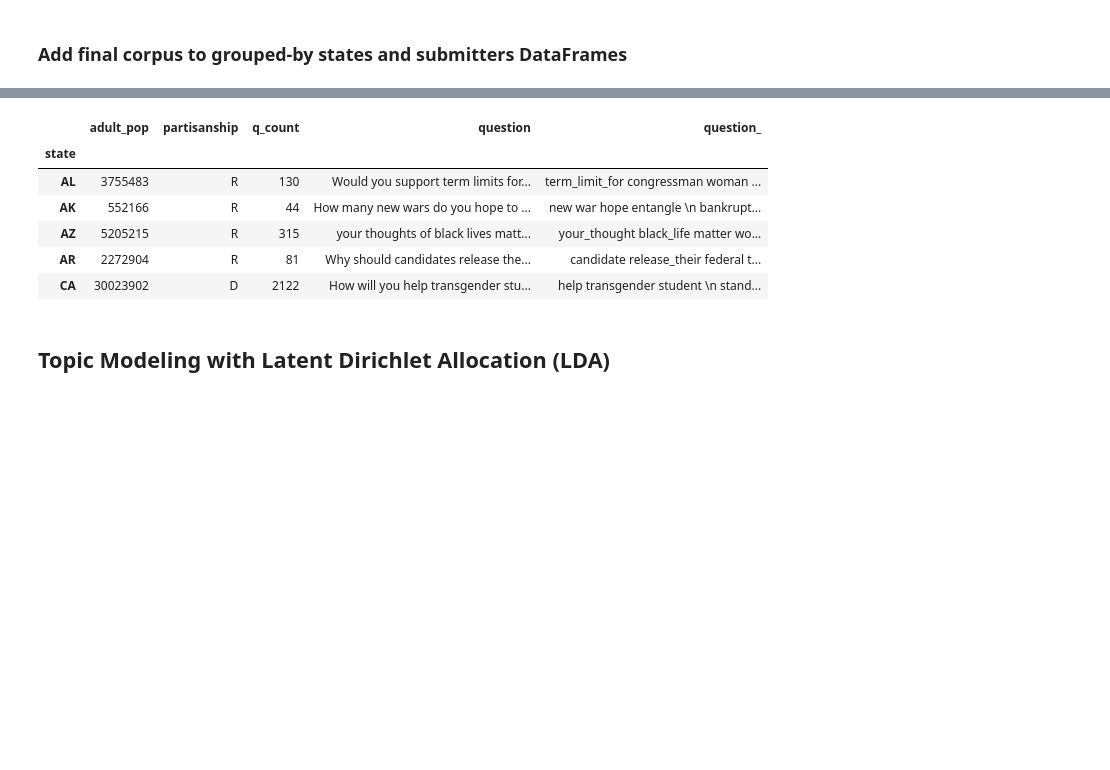
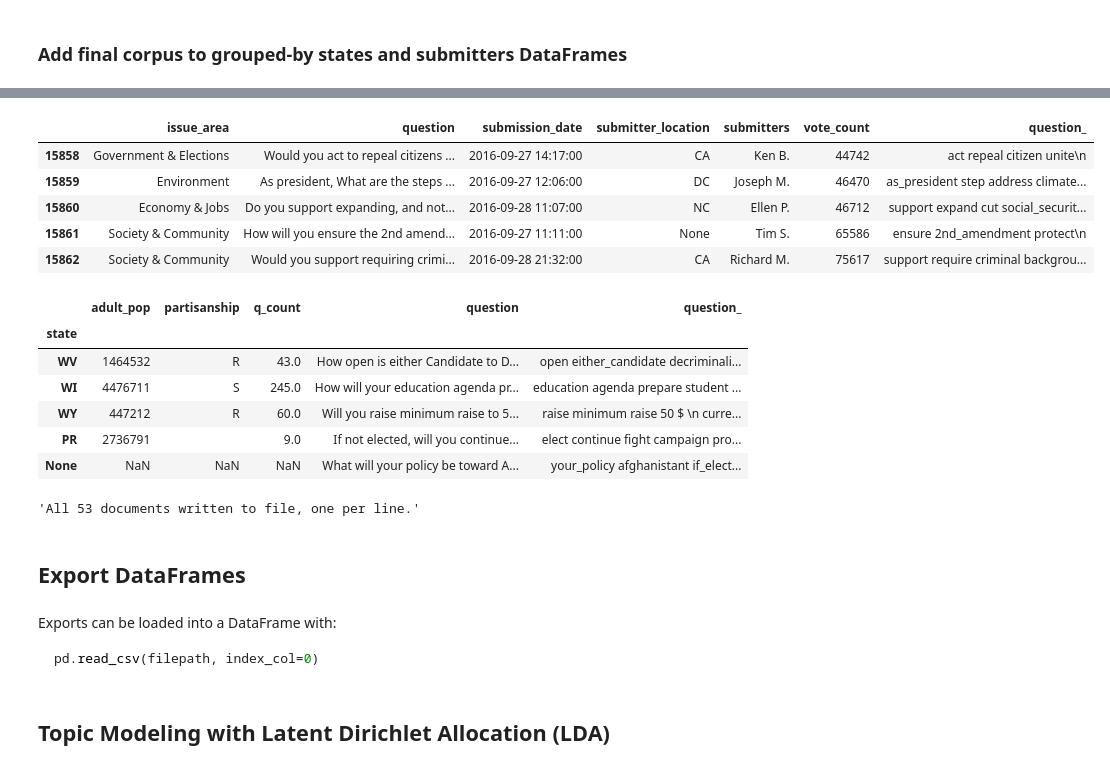
Before and after one commit to jackiekazil/presidentialopenquestions, a Jupyter notebook: POQ analysis.ipynb, the cells around one changed output, grey strips where cells are left out. Drawn from its saved outputs; the diff is of its cells as text; code cells hidden in the pictures; blank space fills up the shorter version.

Commit message:
simplified, fixed some preprocessing bugs, added export.

````diff
--- a/POQ analysis.ipynb
+++ b/POQ analysis.ipynb
@@ -434,15 +357,0 @@ All 15862 documents written to file, one per line.
-# %%
-with codecs.open(trigram_transformed_filepath, encoding='utf-8') as f:
-    data = f.readlines()
-
-final_corpus = pd.Series(data, name='question')
-
-if 'question_' not in df.columns:
-    df = df.join(final_corpus, rsuffix='_')
-
-all_w_trigram_transformed = os.path.join(intermediate_directory,
-                                          'all_w_trigram_transformed.txt')
-# read with pd.read_csv(all_w_trigram_transformed, index_col=0)
-df.to_csv(all_w_trigram_transformed)
-
-display(df.tail())
@@ -456,20 +358,44 @@ display(df.tail())
-# %%
-if 'question_' not in df_states.columns:
-    df_states = df_states.join(
-        combine_qs_for_states(df, list(df_states.index), q_col='question_'))
-
-
-states_w_trigram_transformed = os.path.join(intermediate_directory,
-                                      'states_w_trigram_transformed.txt')
-# read with pd.read_csv(states_w_trigram_transformed, index_col=0)
-df_states.to_csv(states_w_trigram_transformed)
-
-display(df_states.head())
-# %% [output]
-|  | adult_pop | partisanship | q_count | question | question_ |
-| state |  |  |  |  |  |
-| AL | 3755483 | R | 130 | Would you support term limits for... | term_limit_for congressman woman ... |
-| AK | 552166 | R | 44 | How many new wars do you hope to ... | new war hope entangle \n bankrupt... |
-| AZ | 5205215 | R | 315 | your thoughts of black lives matt... | your_thought black_life matter wo... |
-| AR | 2272904 | R | 81 | Why should candidates release the... | candidate release_their federal t... |
-| CA | 30023902 | D | 2122 | How will you help transgender stu... | help transgender student \n stand... |
+# %%
+trigram_transformed = line_review(trigram_transformed_filepath)
+processed_questions = pd.Series(trigram_transformed, name='question_')
+
+# unless already done, add processed questions as new column
+if 'question_' not in df.columns:
+    df = df.join(processed_questions)
+
+display(df.tail())
+
+if 'question_' not in df_states.columns:
+    df_states = df_states.join(
+        combine_qs_for_states(df, list(df_states.index), q_col='question_'))
+
+display(df_states.tail())
+
+# save transformed questions by state, in addition to by submitter done above
+trigram_by_state_filepath = os.path.join(intermediate_directory,
+                                         'trigram_transformed_by_state.txt')
+
+extract_save_corpus(df_states, trigram_by_state_filepath, q_col='question_')
+print(verify_all_docs_written_to_file(df_states, trigram_by_state_filepath))
+# %% [output]
+|  | issue_area | question | submission_date | submitter_location | submitters | vote_count | question_ |
+| 15858 | Government & Elections | Would you act to repeal citizens ... | 2016-09-27 14:17:00 | CA | Ken B. | 44742 | act repeal citizen unite\n |
+| 15859 | Environment | As president, What are the steps ... | 2016-09-27 12:06:00 | DC | Joseph M. | 46470 | as_president step address climate... |
+| 15860 | Economy & Jobs | Do you support expanding, and not... | 2016-09-28 11:07:00 | NC | Ellen P. | 46712 | support expand cut social_securit... |
+| 15861 | Society & Community | How will you ensure the 2nd amend... | 2016-09-27 11:11:00 | None | Tim S. | 65586 | ensure 2nd_amendment protect\n |
+| 15862 | Society & Community | Would you support requiring crimi... | 2016-09-28 21:32:00 | CA | Richard M. | 75617 | support require criminal backgrou... |
+|  | adult_pop | partisanship | q_count | question | question_ |
+| state |  |  |  |  |  |
+| WV | 1464532 | R | 43.0 | How open is either Candidate to D... | open either_candidate decriminali... |
+| WI | 4476711 | S | 245.0 | How will your education agenda pr... | education agenda prepare student ... |
+| WY | 447212 | R | 60.0 | Will you raise minimum raise to 5... | raise minimum raise 50 $ \n curre... |
+| PR | 2736791 |  | 9.0 | If not elected, will you continue... | elect continue fight campaign pro... |
+| None | NaN | NaN | NaN | What will your policy be toward A... | your_policy afghanistant if_elect... |
+'All 53 documents written to file, one per line.'
+# %% [markdown]
+## Export DataFrames
+# %% [markdown]
+Exports can be loaded into a DataFrame with:
+```python
+pd.read_csv(filepath, index_col=0)
+```
````
Also changed, not shown: parts of 41 cells of this notebook, 12 other files.
